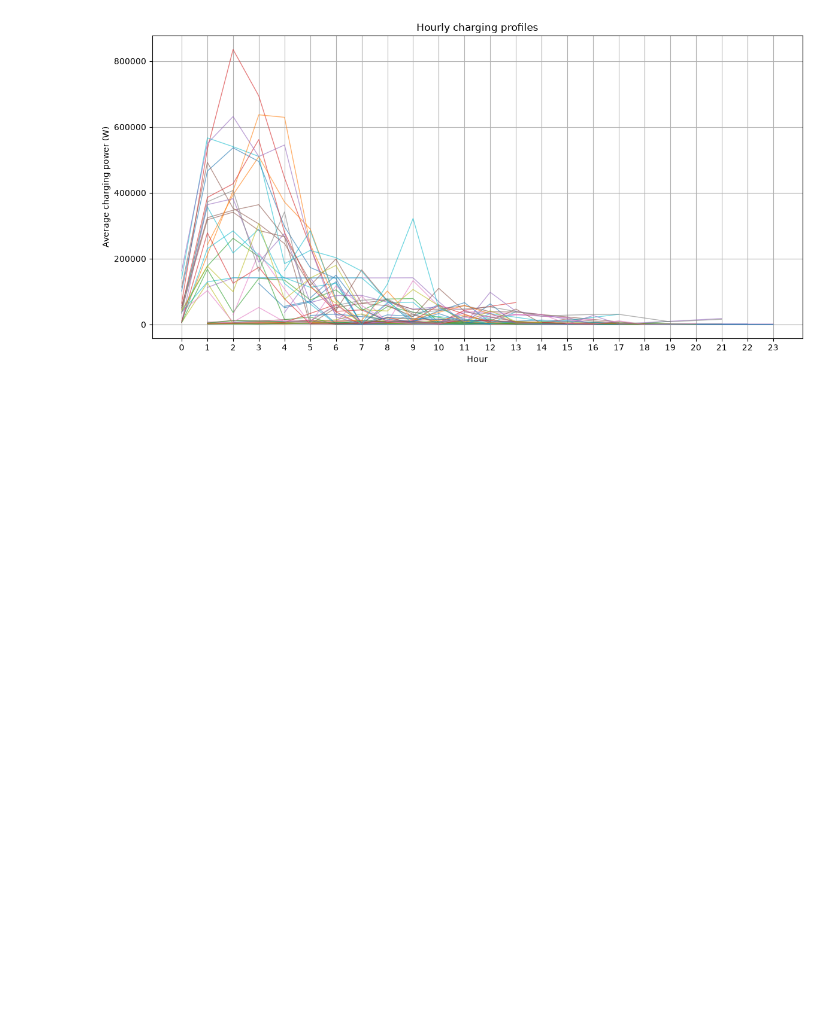
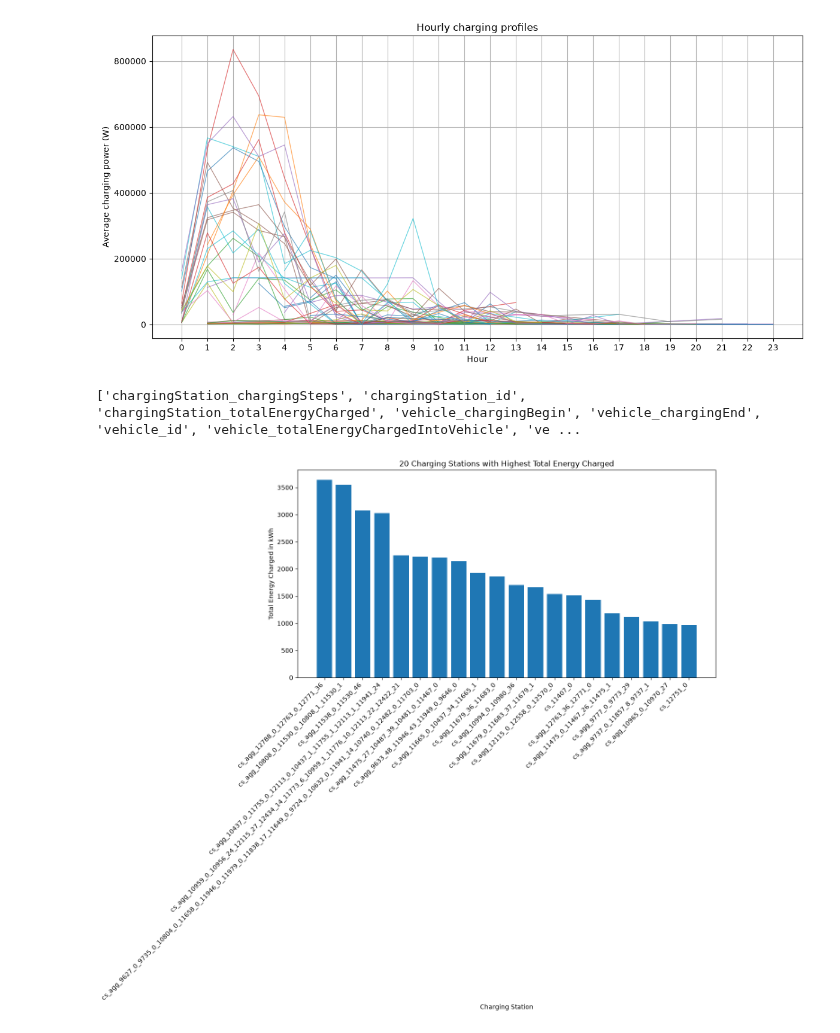
Before and after one commit to sven-vorg/best-ebus, a Jupyter notebook: scenario/eBuS/analysis/anlysis.ipynb, the cells around one changed output. Drawn from its saved outputs; the diff is of its cells as text; code cells hidden in the pictures; blank space fills up the shorter version.

```diff
--- a/scenario/eBuS/analysis/anlysis.ipynb
+++ b/scenario/eBuS/analysis/anlysis.ipynb
@@ -197,3 +216,36 @@ station_df = pd.read_csv("../../sumo/output/electric_bus_2026-07-14-09-31-34_cha
 plot_hourly_charging(station_df)
 # %% [output]
 [figure]
+# %%
+def plot_top_bottom_20(station_df):
+    # Get the last entry for each charging station
+    final = (
+        station_df.sort_values("step_time")
+        .groupby("chargingStation_id")
+        .last()
+        .reset_index()
+    )
+
+    # Convert Wh to kWh
+    final["chargingStation_totalEnergyCharged"] /= 1000
+
+    # 20 highest and 20 lowest
+    top20 = final.nlargest(20, "chargingStation_totalEnergyCharged")
+
+    # Plot 20 highest
+    plt.figure(figsize=(12, 6))
+    plt.bar(top20["chargingStation_id"], top20["chargingStation_totalEnergyCharged"])
+    plt.title("20 Charging Stations with Highest Total Energy Charged")
+    plt.xlabel("Charging Station")
+    plt.ylabel("Total Energy Charged in kWh")
+    plt.xticks(rotation=45, ha="right")
+    plt.tight_layout()
+    plt.show()
+
+station_df = pd.read_csv(station_csv, sep = ";")
+#print(station_df.head())
+print(station_df.columns.tolist())
+plot_top_bottom_20(station_df)
+# %% [output]
+['chargingStation_chargingSteps', 'chargingStation_id', 'chargingStation_totalEnergyCharged', 'vehicle_chargingBegin', 'vehicle_chargingEnd', 'vehicle_id', 'vehicle_totalEnergyChargedIntoVehicle', 've ...
+[figure, added]
```
Also changed, not shown: parts of 7 cells of this notebook, 7 other files.
